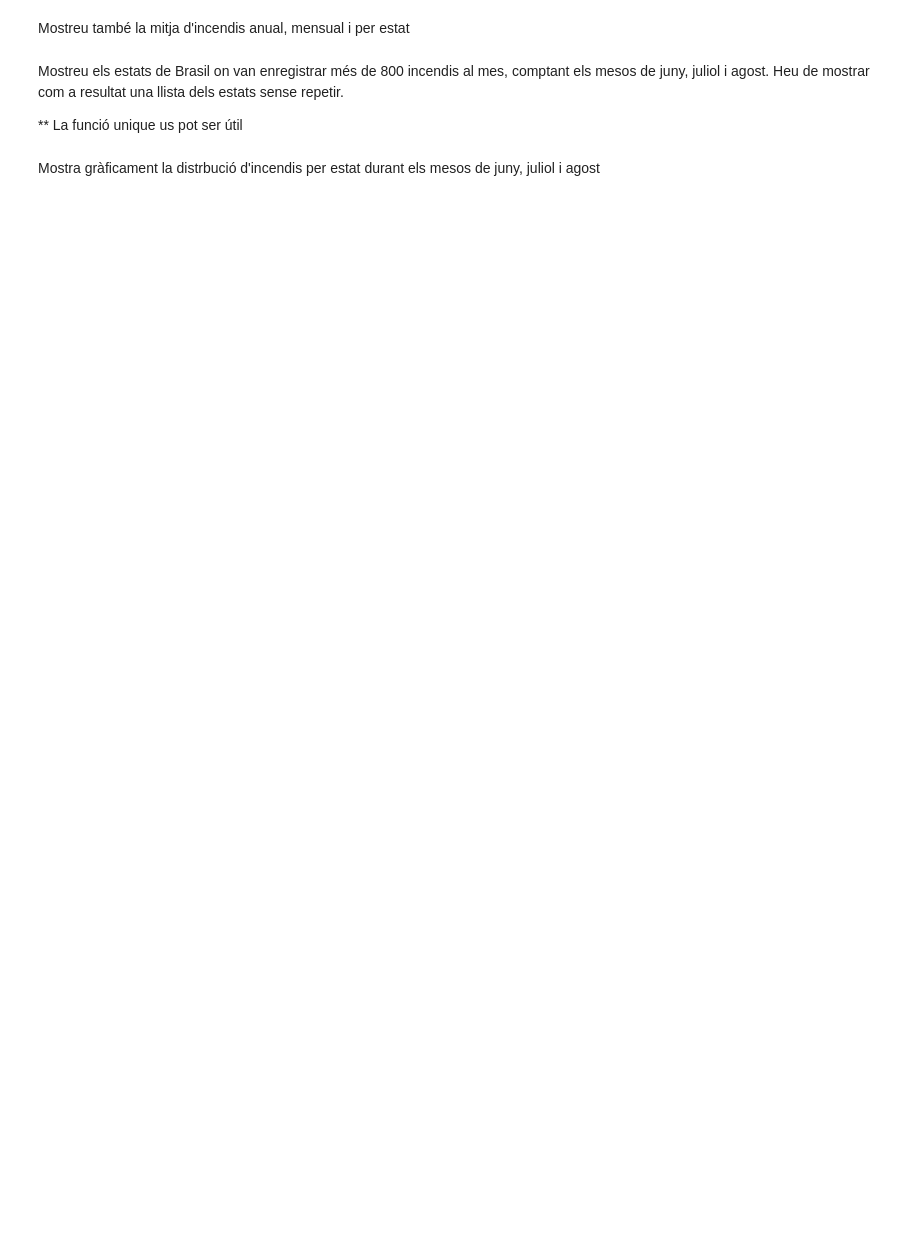
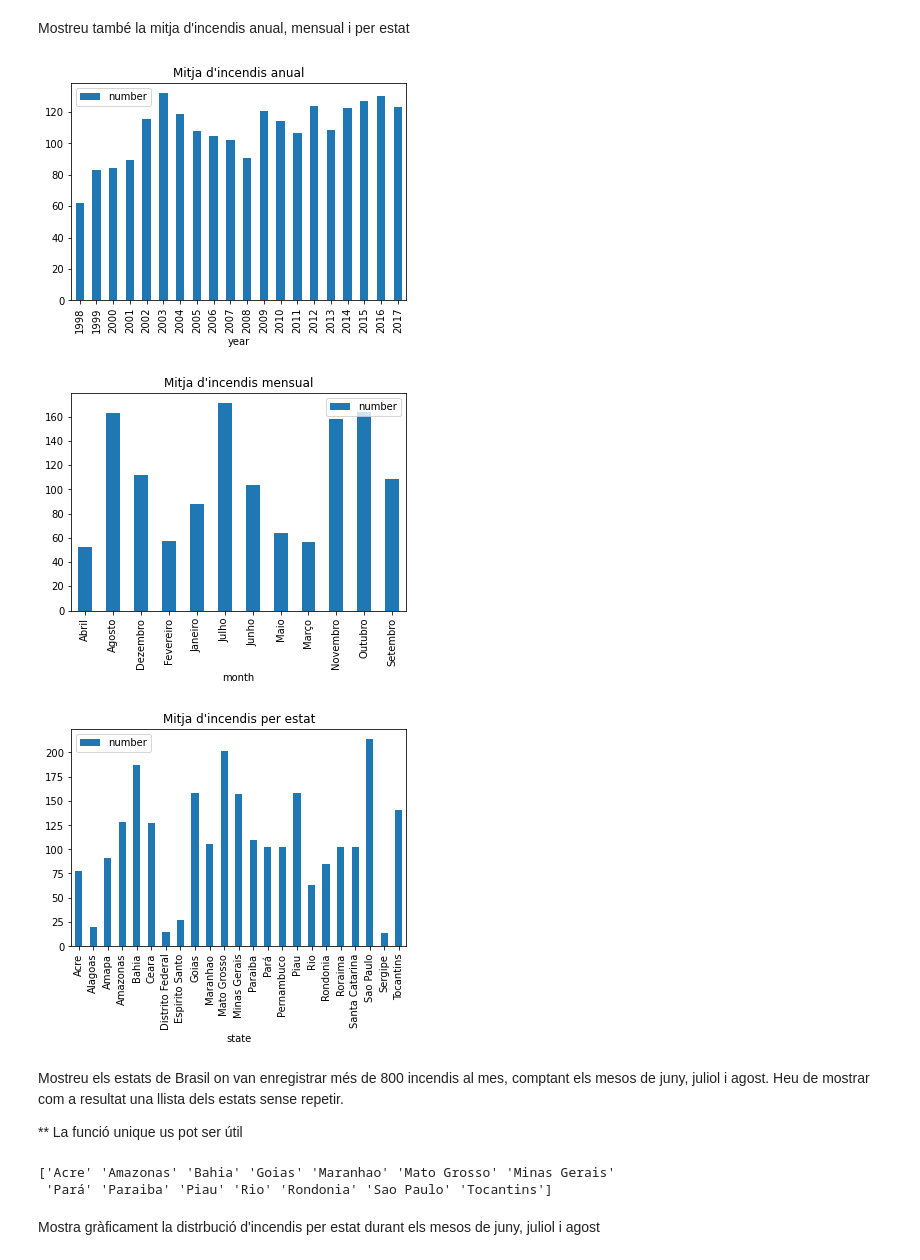
Before and after one commit to gcfp/M03, a Jupyter notebook: actividad-pandas/Alumnes_Llibreries_científiques_en_Python_pandas_.ipynb, the cells around one changed output. Drawn from its saved outputs; the diff is of its cells as text; code cells hidden in the pictures; blank space fills up the shorter version.

```diff
--- a/actividad-pandas/Alumnes_Llibreries_científiques_en_Python_pandas_.ipynb
+++ b/actividad-pandas/Alumnes_Llibreries_científiques_en_Python_pandas_.ipynb
@@ -113,8 +132,30 @@ plt.show()
 # %% [markdown]
 Mostreu també la mitja d'incendis anual, mensual i per estat
+# %%
+mitjaIncendisAnual = dataAmazon.groupby('year').agg({'number':'mean'})
+mitjaIncendisMensual = dataAmazon.groupby('month').agg({'number':'mean'})
+mitjaIncendisEstat = dataAmazon.groupby('state').agg({'number':'mean'})
+mitjaIncendisAnual.plot(kind='bar')
+plt.title("Mitja d'incendis anual")
+mitjaIncendisMensual.plot(kind='bar')
+plt.title("Mitja d'incendis mensual")
+mitjaIncendisEstat.plot(kind='bar')
+plt.title("Mitja d'incendis per estat")
+plt.show()
+# %% [output]
+[figure, added]
+[figure, added]
+[figure, added]
 # %% [markdown]
 Mostreu els estats de Brasil on van enregistrar més de 800 incendis al mes, comptant els mesos de juny, juliol i agost. Heu de mostrar com a resultat una llista dels estats sense repetir.
 
 ** La funció unique us pot ser útil
+# %%
+incendisEstat = dataAmazon.query("number > 800 & month in ['Agosto','Junho','Julho']")
+incendisEstatUnics = incendisEstat['state'].unique()
+print(incendisEstatUnics)
+# %% [output]
+['Acre' 'Amazonas' 'Bahia' 'Goias' 'Maranhao' 'Mato Grosso' 'Minas Gerais'
+ 'Pará' 'Paraiba' 'Piau' 'Rio' 'Rondonia' 'Sao Paulo' 'Tocantins']
 # %% [markdown]
 Mostra  gràficament la distrbució d'incendis per estat durant els mesos de juny, juliol i agost
```
Also changed, not shown: parts of 7 cells of this notebook.
